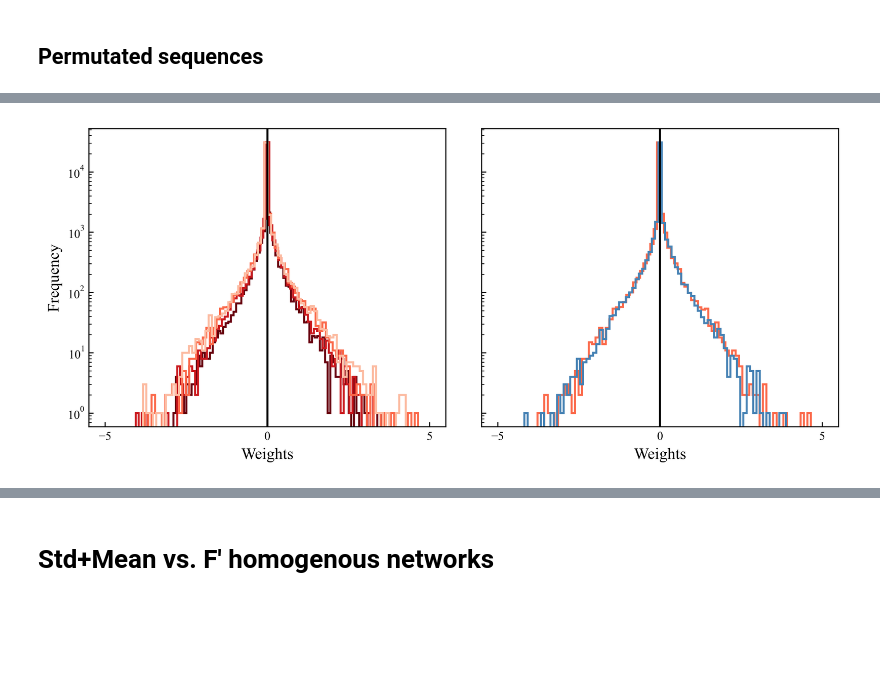
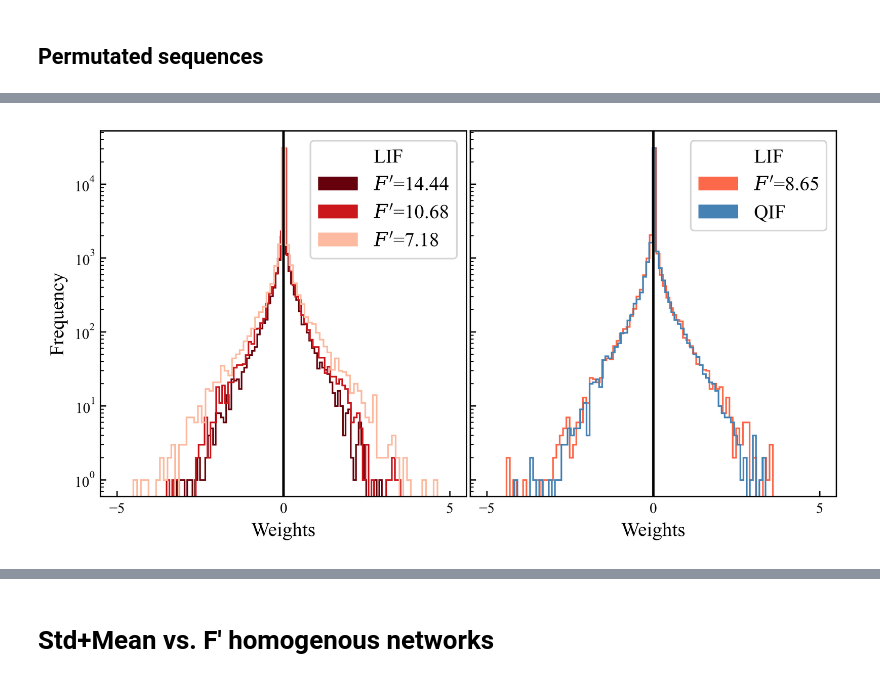
Before and after one commit to acevedomartina/HeterogeneousRNNs, a Jupyter notebook: learning/statistics_connectivity_matrix.ipynb, the cells around one changed output, grey strips where cells are left out. Saved outputs shown, nothing was run; the diff lists cells and outputs as text; code cells hidden in the pictures; blank space fills up the shorter version.

Commit message:
Adjustments on legends in figures

```diff
--- a/learning/statistics_connectivity_matrix.ipynb
+++ b/learning/statistics_connectivity_matrix.ipynb
@@ -48,8 +48,8 @@ plt.rcParams.update({
     "mathtext.fontset": "dejavuserif",# Match math fonts to serif
 
     # Figsize ?
-    # "figure.figsize": (16, 6)       # Figsize
-    "figure.figsize": (8, 6),       # Figsize
+    # "figure.figsize": (16, 6),       # Figsize
+    # "figure.figsize": (8, 6),       # Figsize
     # Make text editable in Inkscape
     "svg.fonttype": 'none',
 })
@@ -355,6 +355,7 @@ import matplotlib.pyplot as plt
 import sys
 import os
 import random
+from matplotlib.patches import Patch
 
 
 ########## Loop variables ##########
@@ -370,8 +371,8 @@ dynamics = ['oscillations', 'sequences']
 # dynamics = ['oscillations']
 
 # seed_number = [i for i in range(0, 1)] # Only use one seed for this
-seed_number = [random.randint(1, 49)]
-# seed_number = [36]
+# seed_number = [random.randint(1, 49)]
+seed_number = [2]
 print(f"Used seed {seed_number}")
 
 rows = []
@@ -398,12 +399,12 @@ for dyn in dynamics:
 
     fig, (ax1, ax2) = plt.subplots(
         nrows=1, ncols=2,
-        figsize=(10,4),  # TODO review
+        # figsize=(10,4),  # TODO review
         sharey=True
     )
 
     fig.subplots_adjust(
-    wspace=0.1
+    wspace=0.01
 )
 
     # fig, (ax1, ax2) = plt.subplots(
@@ -415,6 +416,8 @@ for dyn in dynamics:
     #     'A': axes[0],
     #     'B': axes[1],
     # }
+
+    #### Figure control flow
 
     for sim, vr, f in zip(simulation_number, vrest, slope):
         for pqif in pqif_homogenous:
@@ -437,18 +440,16 @@ for dyn in dynamics:
 
 
 
-                #### Color formatting
-
+                #### Color control flow
                 if pqif == 1:
                     colors = 'steelblue'
                 else:
                     colors = color_map_vrest[vr]
 
 
-                #### Figure control flow
 
-                # if pqif == 0 and f in [14.44, 10.68, 7.18]:  # Left
-                if pqif == 0 and f in slope:  # Left
+                if pqif == 0 and f in [14.44, 10.68, 7.18]:  # Left
+                # if pqif == 0 and f in slope:  # Left
                 # if pqif == 0 and f in [14.44]:  # Left
 
                     if sim == simulation_number[0]:  # LIF header in legend
@@ -456,17 +457,19 @@ for dyn in dynamics:
                     else:
                         label = f"$F'$={f}"
 
-                    ax1.hist(current_weights, bins=80, log=True, color=colors, alpha=1, linewidth=1.5, histtype='step', label=label)
+                    ax1.hist(current_weights, bins=80, log=True, color=colors, alpha=1, linewidth=1, histtype='step', label=label)
 
-                # elif f == 8.65:  # Right
+
+                elif f == 8.65:  # Right
                 # elif pqif == 1 and sim == simulation_number[2]:
-                if sim == simulation_number[2]:
+                # if sim == simulation_number[2]:
                     if pqif == 0:
                         label = f"LIF\n$F'$={f}"
                     else:
                         label = 'QIF'
 
-                    ax2.hist(current_weights, bins=80, log=True, color=colors, alpha=1, linewidth=1.5, histtype='step', label=label)
+                    ax2.hist(current_weights, bins=80, log=True, color=colors, alpha=1, linewidth=1, histtype='step', label=label)
+
 
                 else:  # Ignore others
                     continue
@@ -482,7 +485,9 @@ for dyn in dynamics:
         xlim = (-5.5, 5.5)
     elif dyn == 'sequences':
         tick_positions = [-1, 0, 1]
-        xlim = (-1.6, 1.6)
+        # xlim = (-1.6, 1.6)
+        # xlim = (-2, 2)
+        xlim = (-1.6, 2.1)
 
     for ax in (ax1, ax2):
         # ax.legend(loc='upper right')
@@ -491,8 +496,46 @@ for dyn in dynamics:
         ax.axvline(0, color="black")
         ax.set_xticks(tick_positions)
         ax.set_xlim(xlim)
-        # ax.set_box_aspect(1)
+        ax.set_box_aspect(1)
     ax1.set_ylabel("Frequency")
+
+
+    #### Custom legend
+
+    legend_handles = []
+    legend_labels = []
+    slope = slope
+    vrest = [-8.5, -12.3, -17, -22]
+
+    # Legend for ax1
+    handles1 = []
+    labels1 = []
+    handles1.append(Patch(facecolor='none', edgecolor='none'))
+    labels1.append("LIF")
+    for vr, f in zip(vrest, slope):
+        if f in [14.44, 10.68, 7.18]:
+            handles1.append(Patch(facecolor=color_map_vrest[vr], edgecolor='none'))
+            labels1.append(f"$F'$={f}")
+
+    ax1.legend(handles1, labels1, frameon=True)
+
+    # Legend for ax2
+    handles2 = []
+    labels2 = []
+    handles2.append(Patch(facecolor='none', edgecolor='none'))
+    labels2.append("LIF")
+
+    for vr, f in zip(vrest, slope):
+        if f in [8.65]:
+            handles2.append(Patch(facecolor=color_map_vrest[vr], edgecolor='none'))
+            labels2.append(f"$F'$={f}")
+    handles2.append(Patch(facecolor='steelblue', edgecolor='none'))
+    labels2.append("QIF")
+
+    ax2.legend(handles2, labels2, frameon=True)
+
+
+    #### Save
     full_path = os.path.join(figure_folder, figname)
     plt.savefig(full_path, format="svg")
 
@@ -509 +552 @@ Used seed [48]
-[figure, old version]
+[figure, new version]
```
Also changed, not shown: parts of 4 cells of this notebook.
